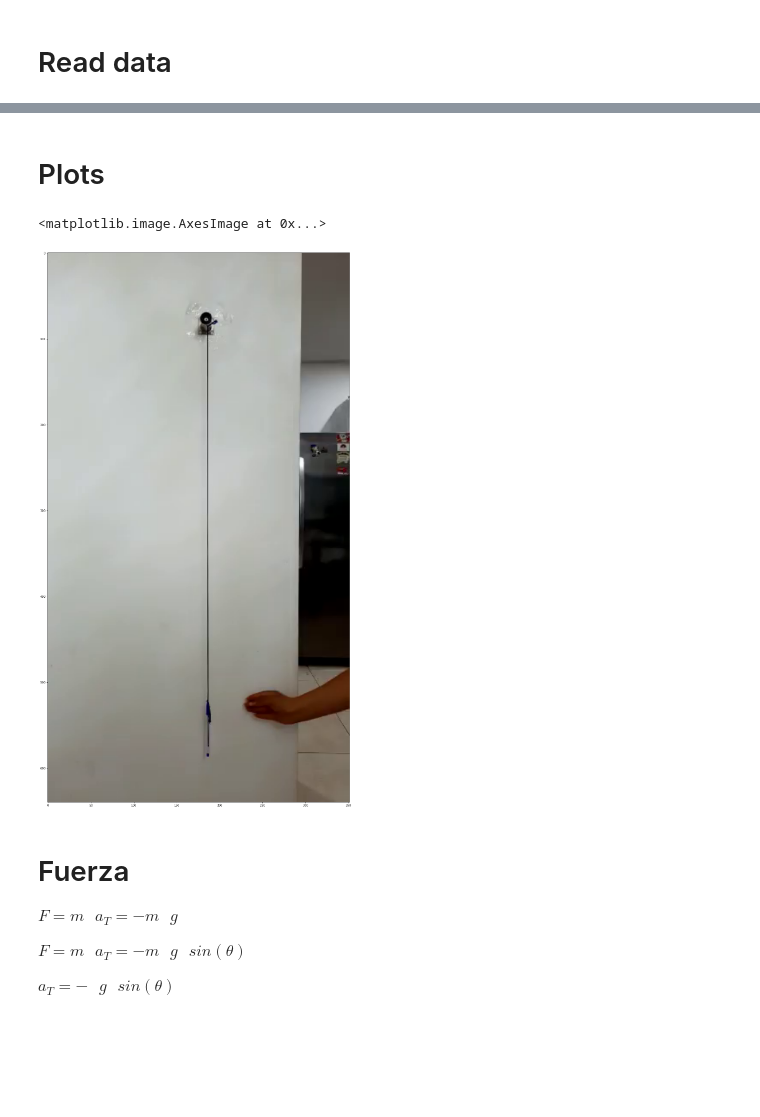
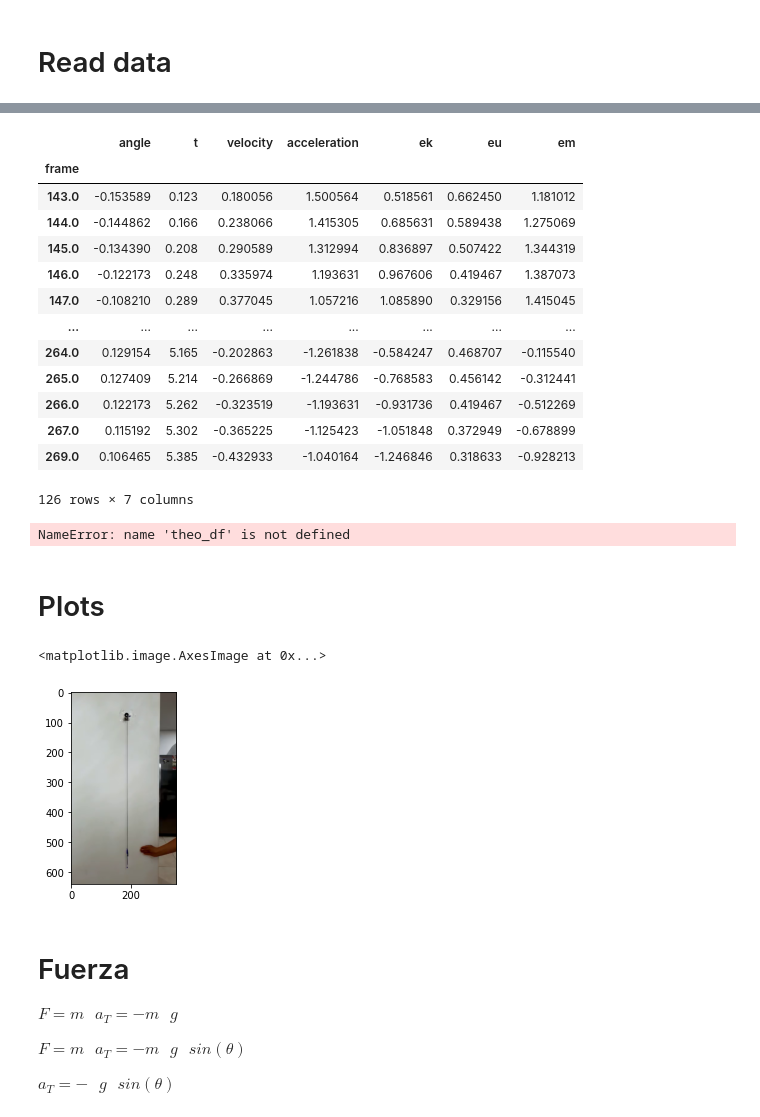
Before and after one commit to SebasGarcia08/simple-harmonic-motion, a Jupyter notebook: harmonic_movement.ipynb, the cells around one changed output, grey strips where cells are left out. Cells and saved outputs as stored; diff of their text form; code cells hidden in the pictures; blank space fills up the shorter version.

```diff
--- a/harmonic_movement.ipynb
+++ b/harmonic_movement.ipynb
@@ -80,3 +166,24 @@ plt.show()
+# %%
+edf
+# %% [output]
+|  | angle | t | velocity | acceleration | ek | eu | em |
+| frame |  |  |  |  |  |  |  |
+| 143.0 | -0.153589 | 0.123 | 0.180056 | 1.500564 | 0.518561 | 0.662450 | 1.181012 |
+| 144.0 | -0.144862 | 0.166 | 0.238066 | 1.415305 | 0.685631 | 0.589438 | 1.275069 |
+| 145.0 | -0.134390 | 0.208 | 0.290589 | 1.312994 | 0.836897 | 0.507422 | 1.344319 |
+| 146.0 | -0.122173 | 0.248 | 0.335974 | 1.193631 | 0.967606 | 0.419467 | 1.387073 |
+| 147.0 | -0.108210 | 0.289 | 0.377045 | 1.057216 | 1.085890 | 0.329156 | 1.415045 |
+| ... | ... | ... | ... | ... | ... | ... | ... |
+| 264.0 | 0.129154 | 5.165 | -0.202863 | -1.261838 | -0.584247 | 0.468707 | -0.115540 |
+| 265.0 | 0.127409 | 5.214 | -0.266869 | -1.244786 | -0.768583 | 0.456142 | -0.312441 |
+| 266.0 | 0.122173 | 5.262 | -0.323519 | -1.193631 | -0.931736 | 0.419467 | -0.512269 |
+| 267.0 | 0.115192 | 5.302 | -0.365225 | -1.125423 | -1.051848 | 0.372949 | -0.678899 |
+| 269.0 | 0.106465 | 5.385 | -0.432933 | -1.040164 | -1.246846 | 0.318633 | -0.928213 |
+126 rows × 7 columns
+# %%
+theo_df.to_csv('data/processed/theoretical_system.')
+# %% [output]
+NameError: name 'theo_df' is not defined
 # %% [markdown]
 # Plots
 # %%
@@ -85,11 +191,11 @@ end_frame=start_frame+120
 video, fps = read_video_array('data/fisica_video.mp4')
 # %%
-figsize = tuple(map(lambda x: x / 10, video.shape[1:3]))
+figsize = tuple(map(lambda x: x / 100, video.shape[1:3]))
 plt.figure(figsize=figsize)
 plt.imshow(video[0,:,:,:])
 # %% [output]
 <matplotlib.image.AxesImage at 0x...>
-[figure, old version]
+[figure, new version]
 # %% [markdown]
 # Fuerza
 
```
Also changed, not shown: parts of 17 cells of this notebook, 5 other files.
